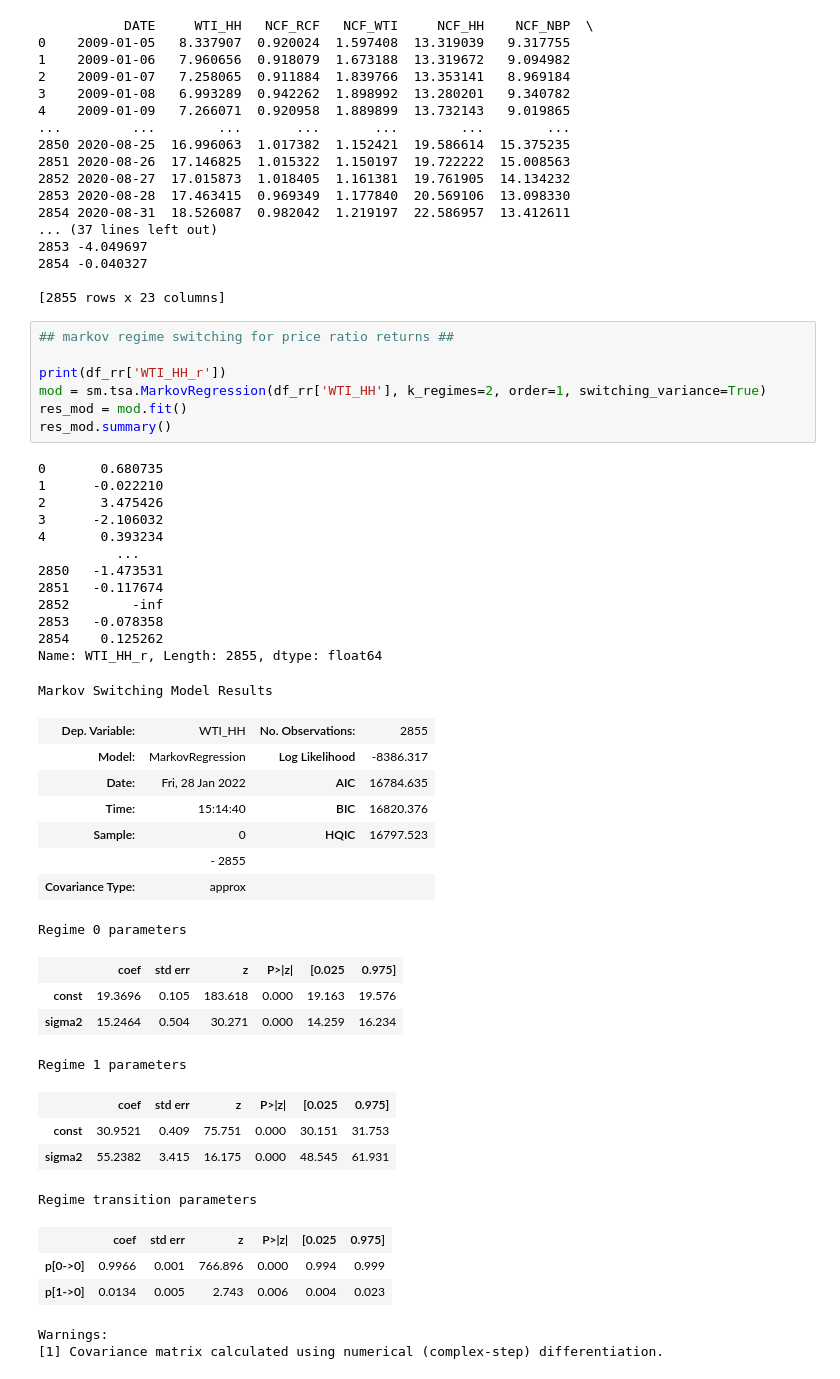
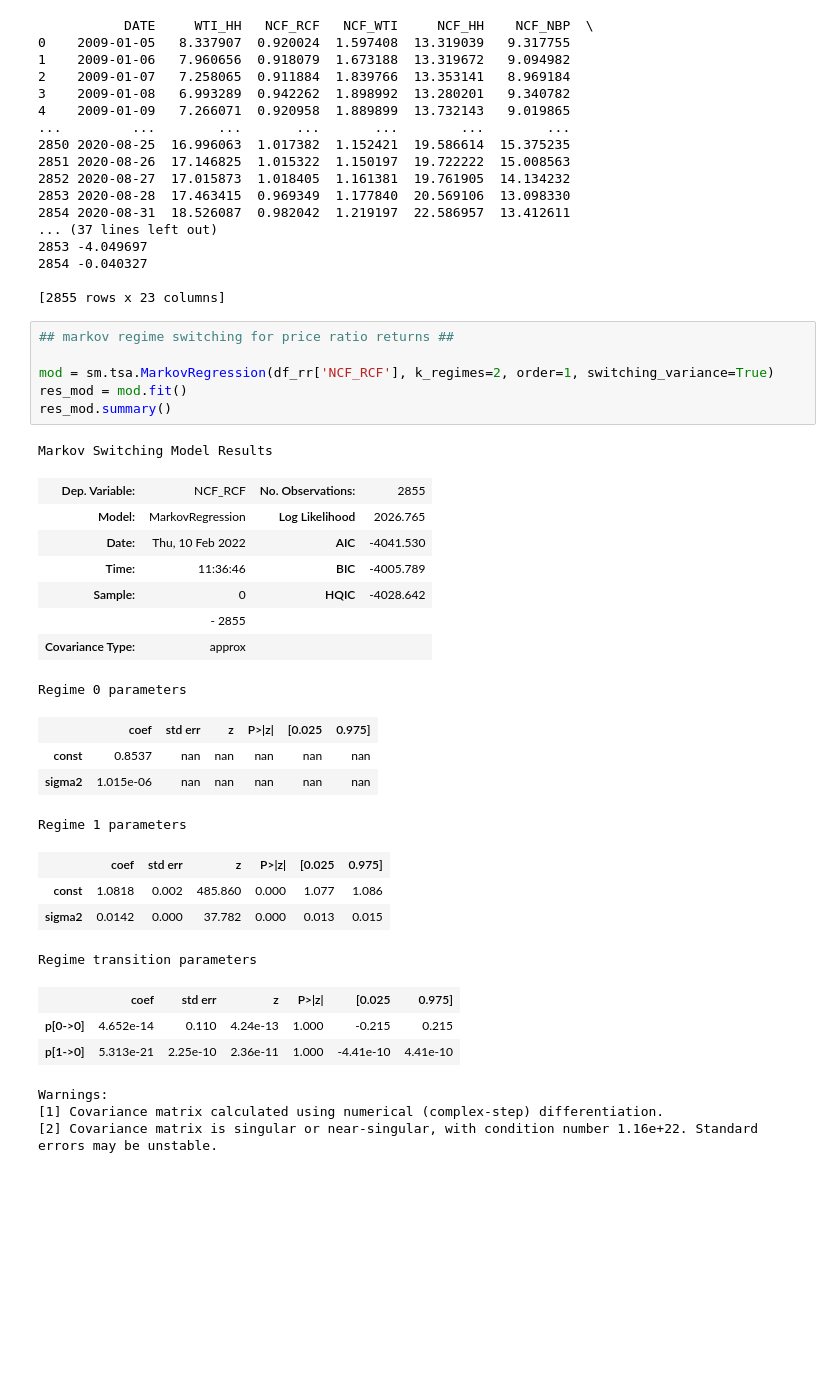
Before and after one commit to joe-ascroft/phd, a Jupyter notebook: jupyter code/metrics/markov-switching-ratios.ipynb, the cells around one changed output. Drawn from its saved outputs; the diff is of its cells as text; blank space fills up the shorter version.

```diff
--- a/jupyter code/metrics/markov-switching-ratios.ipynb
+++ b/jupyter code/metrics/markov-switching-ratios.ipynb
@@ -38,45 +38,33 @@ print(df_rr)
 # %%
 ## markov regime switching for price ratio returns ##
 
-print(df_rr['WTI_HH_r'])
-mod = sm.tsa.MarkovRegression(df_rr['WTI_HH'], k_regimes=2, order=1, switching_variance=True)
+mod = sm.tsa.MarkovRegression(df_rr['NCF_RCF'], k_regimes=2, order=1, switching_variance=True)
 res_mod = mod.fit()
 res_mod.summary()
 # %% [output]
-0       0.680735
-1      -0.022210
-2       3.475426
-3      -2.106032
-4       0.393234
-          ...
-2850   -1.473531
-2851   -0.117674
-2852        -inf
-2853   -0.078358
-2854    0.125262
-Name: WTI_HH_r, Length: 2855, dtype: float64
+Markov Switching Model Results
+| Dep. Variable: | NCF_RCF | No. Observations: | 2855 |
+| Model: | MarkovRegression | Log Likelihood | 2026.765 |
+| Date: | Thu, 10 Feb 2022 | AIC | -4041.530 |
+| Time: | 11:36:46 | BIC | -4005.789 |
+| Sample: | 0 | HQIC | -4028.642 |
+|  | - 2855 |  |  |
+| Covariance Type: | approx |  |  |
-Markov Switching Model Results
+Regime 0 parameters
-| Dep. Variable: | WTI_HH | No. Observations: | 2855 |
-| Model: | MarkovRegression | Log Likelihood | -8386.317 |
-| Date: | Fri, 28 Jan 2022 | AIC | 16784.635 |
-| Time: | 15:14:40 | BIC | 16820.376 |
-| Sample: | 0 | HQIC | 16797.523 |
-|  | - 2855 |  |  |
-| Covariance Type: | approx |  |  |
+|  | coef | std err | z | P>|z| | [0.025 | 0.975] |
+| const | 0.8537 | nan | nan | nan | nan | nan |
+| sigma2 | 1.015e-06 | nan | nan | nan | nan | nan |
-Regime 0 parameters
+Regime 1 parameters
-|  | coef | std err | z | P>|z| | [0.025 | 0.975] |
-| const | 19.3696 | 0.105 | 183.618 | 0.000 | 19.163 | 19.576 |
-| sigma2 | 15.2464 | 0.504 | 30.271 | 0.000 | 14.259 | 16.234 |
+|  | coef | std err | z | P>|z| | [0.025 | 0.975] |
+| const | 1.0818 | 0.002 | 485.860 | 0.000 | 1.077 | 1.086 |
+| sigma2 | 0.0142 | 0.000 | 37.782 | 0.000 | 0.013 | 0.015 |
-Regime 1 parameters
+Regime transition parameters
-|  | coef | std err | z | P>|z| | [0.025 | 0.975] |
-| const | 30.9521 | 0.409 | 75.751 | 0.000 | 30.151 | 31.753 |
-| sigma2 | 55.2382 | 3.415 | 16.175 | 0.000 | 48.545 | 61.931 |
+|  | coef | std err | z | P>|z| | [0.025 | 0.975] |
+| p[0->0] | 4.652e-14 | 0.110 | 4.24e-13 | 1.000 | -0.215 | 0.215 |
+| p[1->0] | 5.313e-21 | 2.25e-10 | 2.36e-11 | 1.000 | -4.41e-10 | 4.41e-10 |
-Regime transition parameters
+Warnings:
+[1] Covariance matrix calculated using numerical (complex-step) differentiation.
+[2] Covariance matrix is singular or near-singular, with condition number 1.16e+22. Standard errors may be unstable.
-|  | coef | std err | z | P>|z| | [0.025 | 0.975] |
-| p[0->0] | 0.9966 | 0.001 | 766.896 | 0.000 | 0.994 | 0.999 |
-| p[1->0] | 0.0134 | 0.005 | 2.743 | 0.006 | 0.004 | 0.023 |
-Warnings:
-[1] Covariance matrix calculated using numerical (complex-step) differentiation.
 # %%
 print(res_mod.summary().as_latex())
 plt.figure(figsize=(14,8))
```
Also changed, not shown: parts of 2 cells of this notebook, 5 other files.
